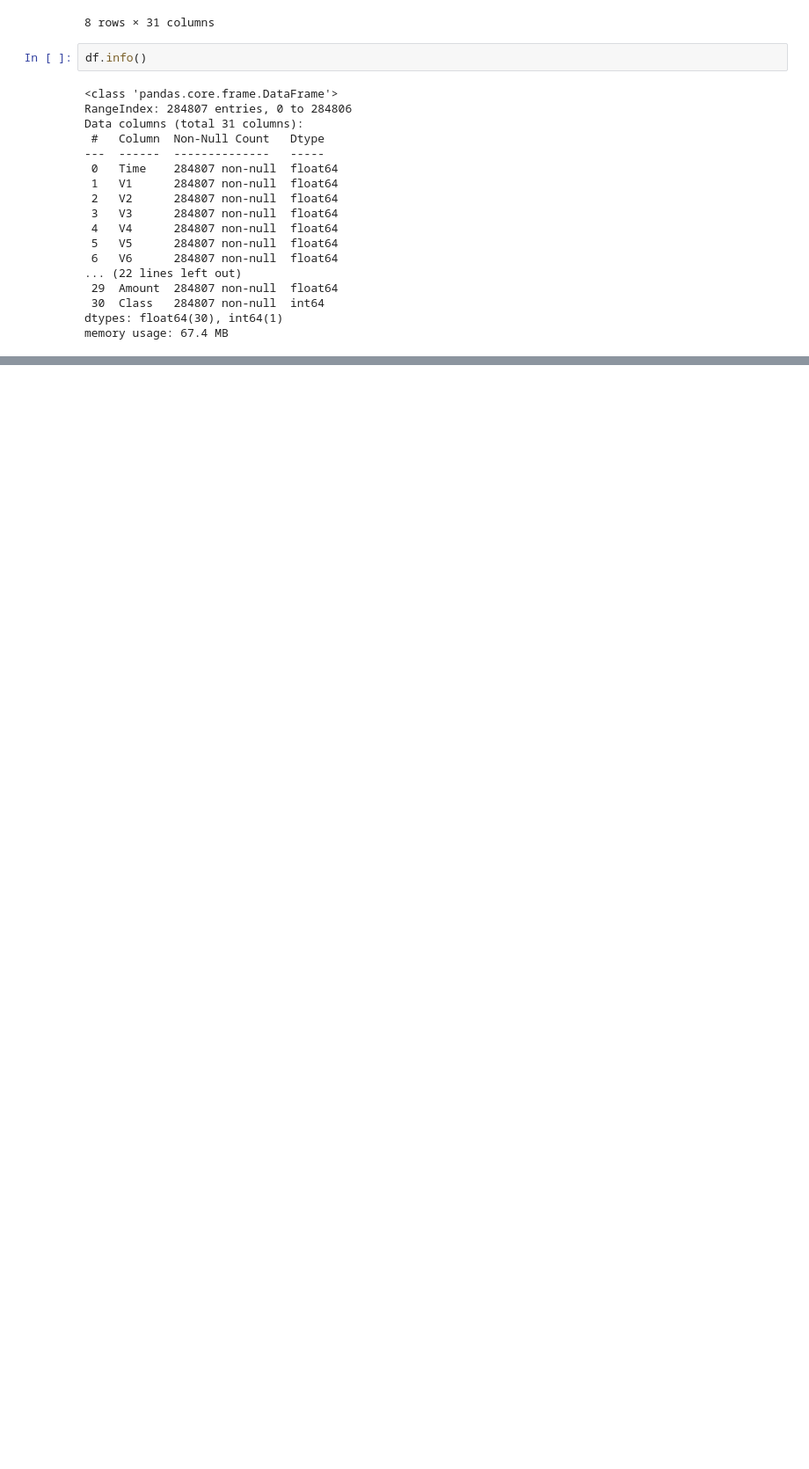
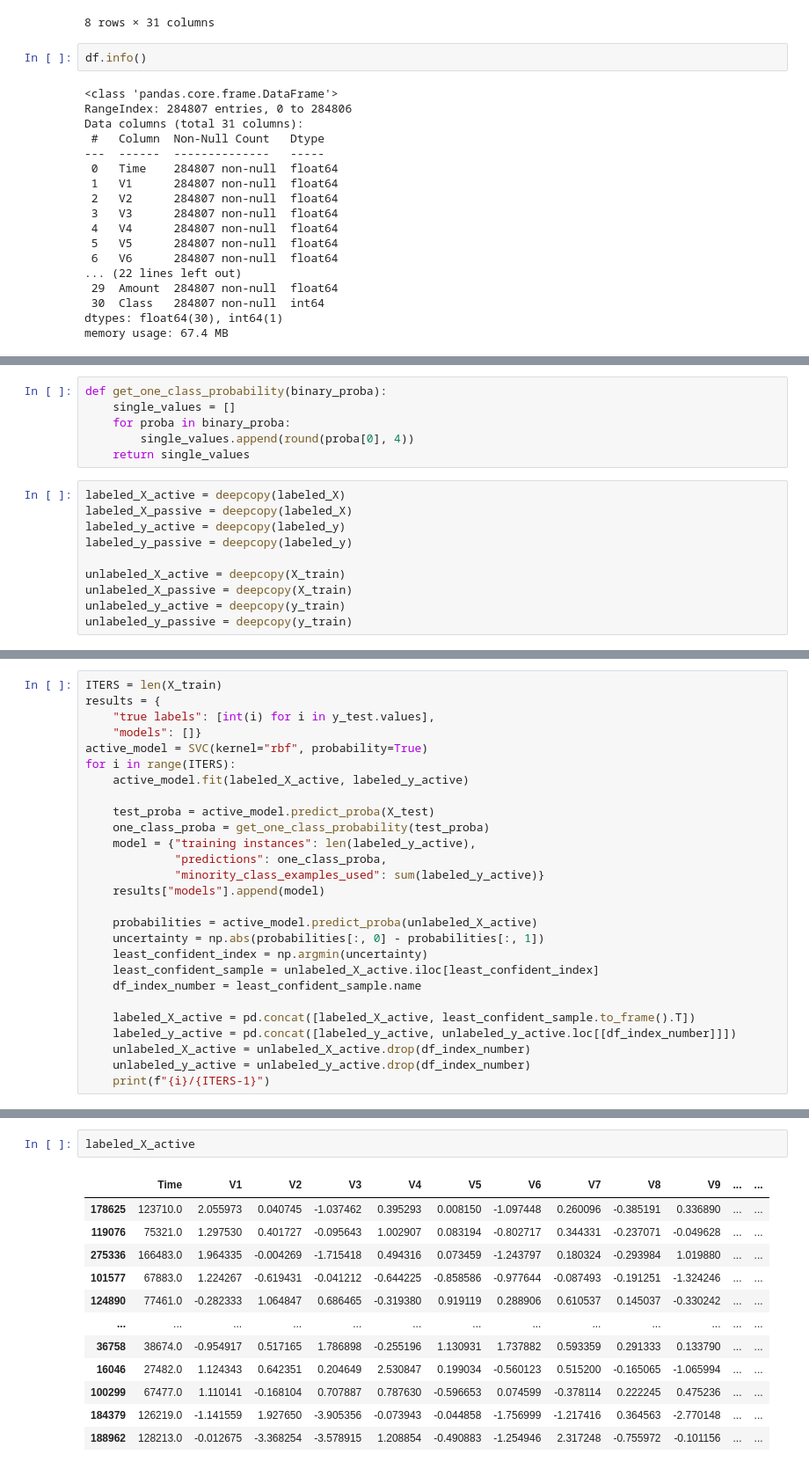
Before and after one commit to mixon05/UMA2024Z, a Jupyter notebook: svm_active_learning.ipynb, the cells around one changed output, grey strips where cells are left out. Shown: that part at 88% size. Cells and saved outputs as stored; diff of their text form; blank space fills up the shorter version.

Commit message:
first training on IR=2

```diff
--- a/svm_active_learning.ipynb
+++ b/svm_active_learning.ipynb
@@ -62,0 +88,16 @@ for chunk in tqdm(chunks, desc="Training Progress"):
+# %%
+def get_one_class_probability(binary_proba):
+    single_values = []
+    for proba in binary_proba:
+        single_values.append(round(proba[0], 4))
+    return single_values
+# %%
+labeled_X_active = deepcopy(labeled_X)
+labeled_X_passive = deepcopy(labeled_X)
+labeled_y_active = deepcopy(labeled_y)
+labeled_y_passive = deepcopy(labeled_y)
+
+unlabeled_X_active = deepcopy(X_train)
+unlabeled_X_passive = deepcopy(X_train)
+unlabeled_y_active = deepcopy(y_train)
+unlabeled_y_passive = deepcopy(y_train)
@@ -62,0 +106,27 @@ for chunk in tqdm(chunks, desc="Training Progress"):
+# %%
+ITERS = len(X_train)
+results = {
+    "true labels": [int(i) for i in y_test.values],
+    "models": []}
+active_model = SVC(kernel="rbf", probability=True)
+for i in range(ITERS):
+    active_model.fit(labeled_X_active, labeled_y_active)
+
+    test_proba = active_model.predict_proba(X_test)
+    one_class_proba = get_one_class_probability(test_proba)
+    model = {"training instances": len(labeled_y_active),
+             "predictions": one_class_proba,
+             "minority_class_examples_used": sum(labeled_y_active)}
+    results["models"].append(model)
+
+    probabilities = active_model.predict_proba(unlabeled_X_active)
+    uncertainty = np.abs(probabilities[:, 0] - probabilities[:, 1])
+    least_confident_index = np.argmin(uncertainty)
+    least_confident_sample = unlabeled_X_active.iloc[least_confident_index]
+    df_index_number = least_confident_sample.name
+
+    labeled_X_active = pd.concat([labeled_X_active, least_confident_sample.to_frame().T])
+    labeled_y_active = pd.concat([labeled_y_active, unlabeled_y_active.loc[[df_index_number]]])
+    unlabeled_X_active = unlabeled_X_active.drop(df_index_number)
+    unlabeled_y_active = unlabeled_y_active.drop(df_index_number)
+    print(f"{i}/{ITERS-1}")
@@ -62,0 +167,15 @@ for chunk in tqdm(chunks, desc="Training Progress"):
+# %%
+labeled_X_active
+# %% [output]
+|  | Time | V1 | V2 | V3 | V4 | V5 | V6 | V7 | V8 | V9 | ... | ... |
+| 178625 | 123710.0 | 2.055973 | 0.040745 | -1.037462 | 0.395293 | 0.008150 | -1.097448 | 0.260096 | -0.385191 | 0.336890 | ... | ... |
+| 119076 | 75321.0 | 1.297530 | 0.401727 | -0.095643 | 1.002907 | 0.083194 | -0.802717 | 0.344331 | -0.237071 | -0.049628 | ... | ... |
+| 275336 | 166483.0 | 1.964335 | -0.004269 | -1.715418 | 0.494316 | 0.073459 | -1.243797 | 0.180324 | -0.293984 | 1.019880 | ... | ... |
+| 101577 | 67883.0 | 1.224267 | -0.619431 | -0.041212 | -0.644225 | -0.858586 | -0.977644 | -0.087493 | -0.191251 | -1.324246 | ... | ... |
+| 124890 | 77461.0 | -0.282333 | 1.064847 | 0.686465 | -0.319380 | 0.919119 | 0.288906 | 0.610537 | 0.145037 | -0.330242 | ... | ... |
+| ... | ... | ... | ... | ... | ... | ... | ... | ... | ... | ... | ... | ... |
+| 36758 | 38674.0 | -0.954917 | 0.517165 | 1.786898 | -0.255196 | 1.130931 | 1.737882 | 0.593359 | 0.291333 | 0.133790 | ... | ... |
+| 16046 | 27482.0 | 1.124343 | 0.642351 | 0.204649 | 2.530847 | 0.199034 | -0.560123 | 0.515200 | -0.165065 | -1.065994 | ... | ... |
+| 100299 | 67477.0 | 1.110141 | -0.168104 | 0.707887 | 0.787630 | -0.596653 | 0.074599 | -0.378114 | 0.222245 | 0.475236 | ... | ... |
+| 184379 | 126219.0 | -1.141559 | 1.927650 | -3.905356 | -0.073943 | -0.044858 | -1.756999 | -1.217416 | 0.364563 | -2.770148 | ... | ... |
+| 188962 | 128213.0 | -0.012675 | -3.368254 | -3.578915 | 1.208854 | -0.490883 | -1.254946 | 2.317248 | -0.755972 | -0.101156 | ... | ... |
```
Also changed, not shown: parts of 28 cells of this notebook, 1 other file.
